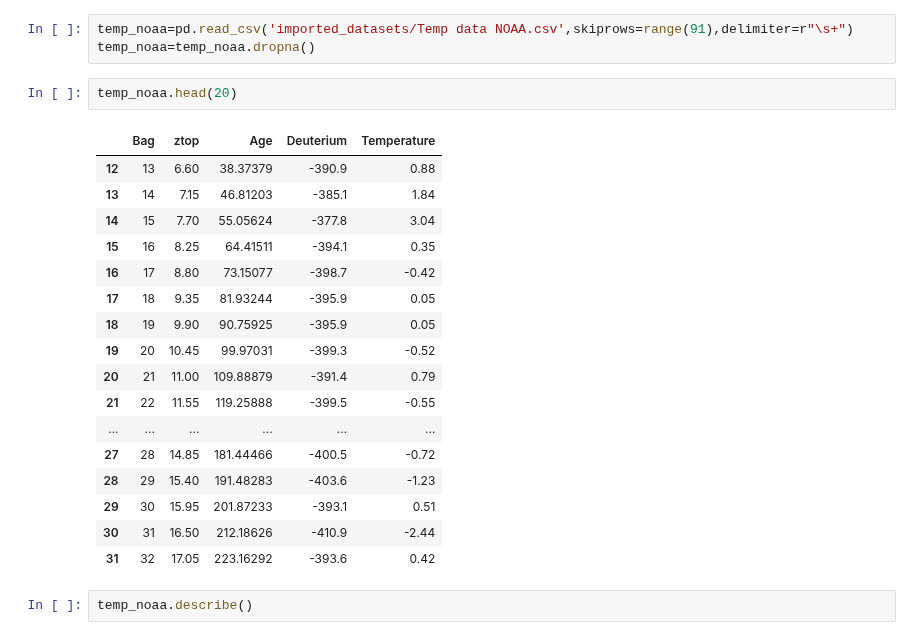
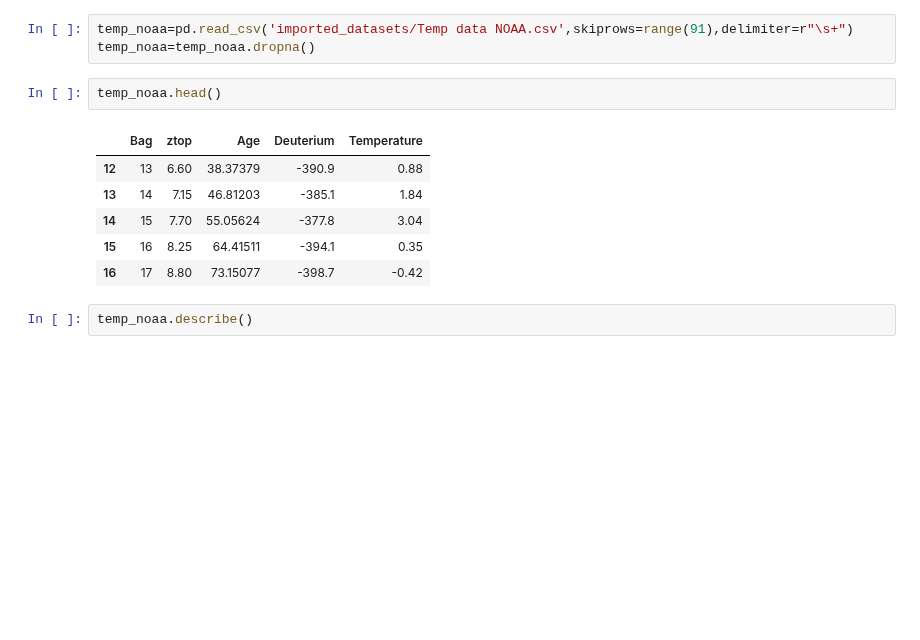
Before and after one commit to dectan/Programming-for-Data-Analysis-Project-2, a Jupyter notebook: Project 2.ipynb, the cells around one changed output. Drawn from its saved outputs; the diff is of its cells as text; blank space fills up the shorter version.

```diff
--- a/Project 2.ipynb
+++ b/Project 2.ipynb
@@ -355,25 +372,14 @@ https://www.ncei.noaa.gov/access/paleo-search/study/6080
 temp_noaa=pd.read_csv('imported_datasets/Temp data NOAA.csv',skiprows=range(91),delimiter=r"\s+")
 temp_noaa=temp_noaa.dropna()
 # %%
-temp_noaa.head(20)
+temp_noaa.head()
 # %% [output]
 |  | Bag | ztop | Age | Deuterium | Temperature |
 | 12 | 13 | 6.60 | 38.37379 | -390.9 | 0.88 |
 | 13 | 14 | 7.15 | 46.81203 | -385.1 | 1.84 |
 | 14 | 15 | 7.70 | 55.05624 | -377.8 | 3.04 |
 | 15 | 16 | 8.25 | 64.41511 | -394.1 | 0.35 |
 | 16 | 17 | 8.80 | 73.15077 | -398.7 | -0.42 |
-| 17 | 18 | 9.35 | 81.93244 | -395.9 | 0.05 |
-| 18 | 19 | 9.90 | 90.75925 | -395.9 | 0.05 |
-| 19 | 20 | 10.45 | 99.97031 | -399.3 | -0.52 |
-| 20 | 21 | 11.00 | 109.88879 | -391.4 | 0.79 |
-| 21 | 22 | 11.55 | 119.25888 | -399.5 | -0.55 |
-| ... | ... | ... | ... | ... | ... |
-| 27 | 28 | 14.85 | 181.44466 | -400.5 | -0.72 |
-| 28 | 29 | 15.40 | 191.48283 | -403.6 | -1.23 |
-| 29 | 30 | 15.95 | 201.87233 | -393.1 | 0.51 |
-| 30 | 31 | 16.50 | 212.18626 | -410.9 | -2.44 |
-| 31 | 32 | 17.05 | 223.16292 | -393.6 | 0.42 |
 # %%
 temp_noaa.describe()
 # %% [output]
```
Also changed, not shown: parts of 21 cells of this notebook, 4 other files.
